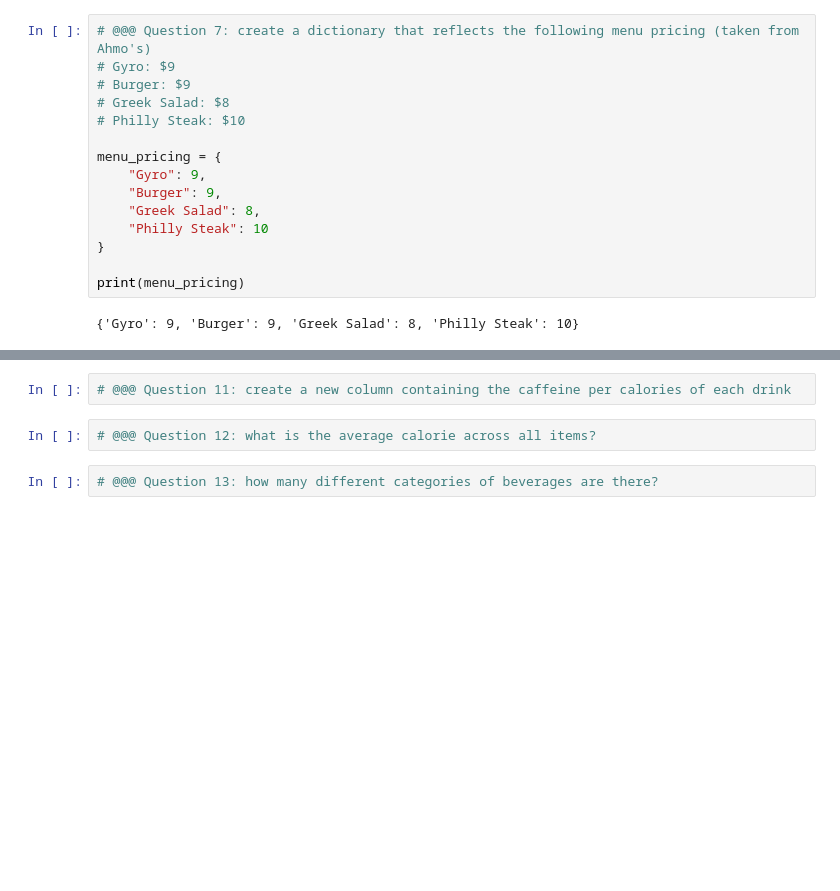
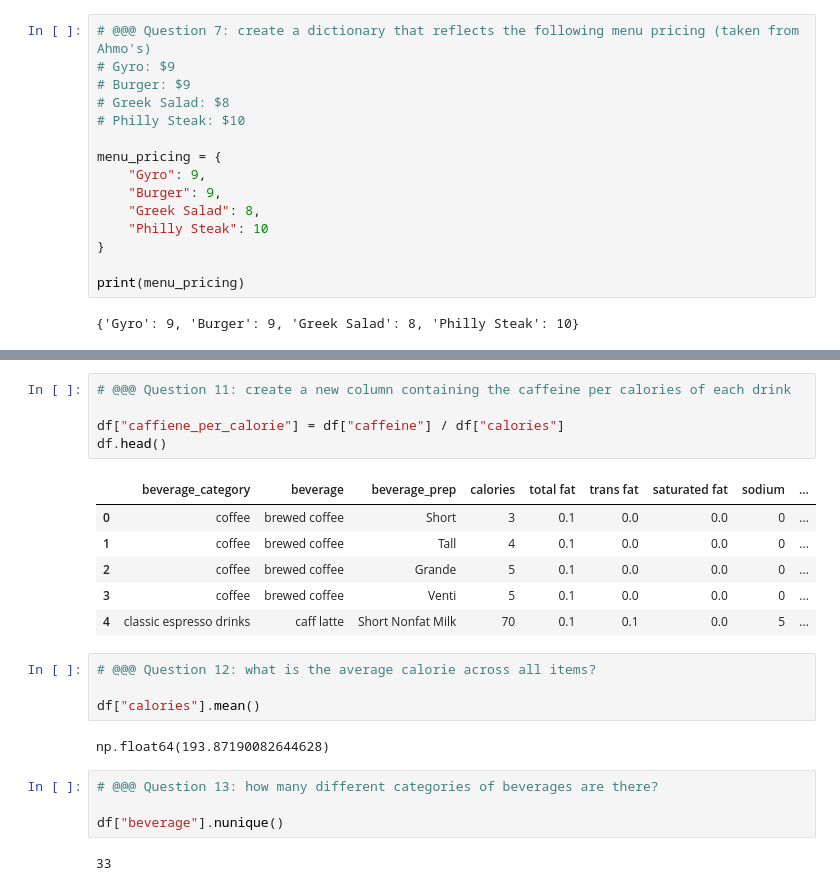
Before and after one commit to stevenhanwen/MDST-Onboarding, a Jupyter notebook: tutorial0/checkpoint0.ipynb, the cells around one changed output, grey strips where cells are left out. Cells and saved outputs as stored; diff of their text form; blank space fills up the shorter version.

```diff
--- a/tutorial0/checkpoint0.ipynb
+++ b/tutorial0/checkpoint0.ipynb
@@ -115,8 +163,26 @@ import pandas as pd
 # %%
 # @@@ Question 11: create a new column containing the caffeine per calories of each drink
+
+df["caffiene_per_calorie"] = df["caffeine"] / df["calories"]
+df.head()
+# %% [output]
+|  | beverage_category | beverage | beverage_prep | calories | total fat | trans fat | saturated fat | sodium | ... |
+| 0 | coffee | brewed coffee | Short | 3 | 0.1 | 0.0 | 0.0 | 0 | ... |
+| 1 | coffee | brewed coffee | Tall | 4 | 0.1 | 0.0 | 0.0 | 0 | ... |
+| 2 | coffee | brewed coffee | Grande | 5 | 0.1 | 0.0 | 0.0 | 0 | ... |
+| 3 | coffee | brewed coffee | Venti | 5 | 0.1 | 0.0 | 0.0 | 0 | ... |
+| 4 | classic espresso drinks | caff latte | Short Nonfat Milk | 70 | 0.1 | 0.1 | 0.0 | 5 | ... |
 # %%
 # @@@ Question 12: what is the average calorie across all items?
+
+df["calories"].mean()
+# %% [output]
+np.float64(193.87190082644628)
 # %%
 # @@@ Question 13: how many different categories of beverages are there?
+
+df["beverage"].nunique()
+# %% [output]
+33
 # %%
 # @@@ Question 14: what is the average # calories for each beverage category?
```
Also changed, not shown: parts of 4 cells of this notebook, 1 other file.
